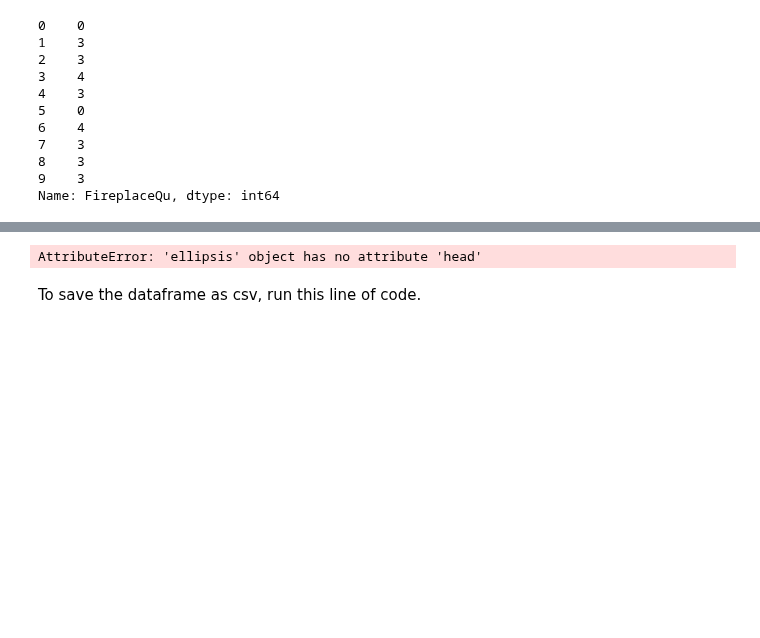
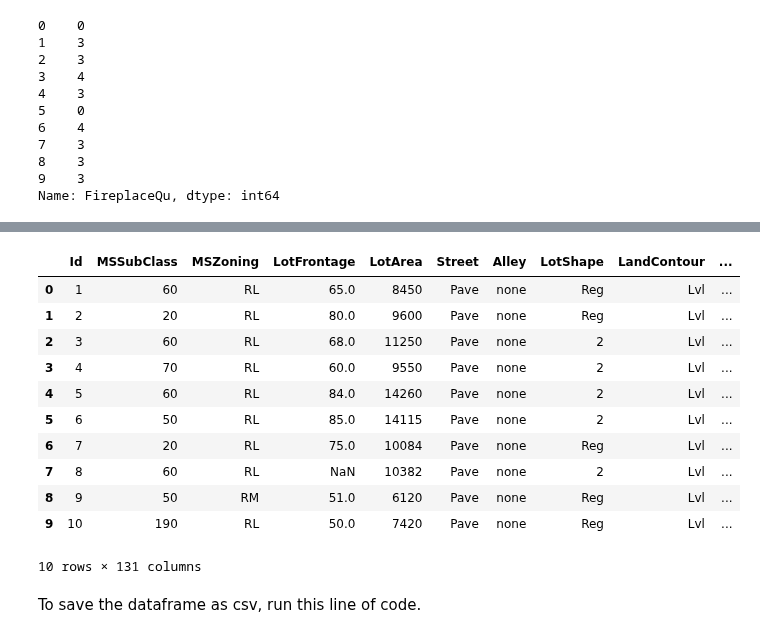
Before and after one commit to SUSA-org/crash-course, a Jupyter notebook: Kaggle/Kaggle1.ipynb, the cells around one changed output, grey strips where cells are left out. Saved outputs shown, nothing was run; the diff lists cells and outputs as text; code cells hidden in the pictures; blank space fills up the shorter version.

Commit message:
Creating cleaned csv

```diff
--- a/Kaggle/Kaggle1.ipynb
+++ b/Kaggle/Kaggle1.ipynb
@@ -277,18 +300,41 @@ Use the above two functions to clean the dataset! This may take a while, but doi
-# %%
-# DATA CLEANING
-# To start off data cleaning
-clean = train.copy()
-
-mapping = ['NA','Po','Fa','TA','Gd','Ex']
-clean = categoricalToQuantitative(clean,'FireplaceQu',mapping,assumeInOrder=True)
-clean = oneHotFeature(clean,['Foundation'])
-
-# More cleaning here!!
-
-
-clean.head(10)
-# %% [output]
-AttributeError: 'ellipsis' object has no attribute 'head'
+# %%
+# DATA CLEANING
+# To start off data cleaning
+clean = train.copy()
+
+
+clean = categoricalToQuantitative(clean,'FireplaceQu',['NA','Po','Fa','TA','Gd','Ex'],assumeInOrder=True)
+clean = oneHotFeature(clean,['Foundation'])
+
+# DATA CLEANING SOLUTION
+
+# ====================== DO NOT INCLUDE IN FINAL WORKBOOK ========================
+
+unorderedFeatures = ['MSZoning','Street','Alley','LandContour','LotConfig','Neighborhood']
+clean = oneHotFeature(clean,unorderedFeatures)
+clean = categoricalToQuantitative(clean,'LotShape',['IR3','IR2','IR1','R'],assumeInOrder=True)
+clean = categoricalToQuantitative(clean,'Utilities',['ELO','NoSeWa','NoSewr','AllPub'],assumeInOrder=True)
+clean = categoricalToQuantitative(clean,'LandSlope',['Sev','Mod','Gtl'],assumeInOrder=True)
+clean = categoricalToQuantitative(clean,'LandSlope',['Sev','Mod','Gtl'],assumeInOrder=True)
+
+## STILL IN PROGRESS
+
+# ================================================================================
+
+clean.head(10)
+# %% [output]
+|  | Id | MSSubClass | MSZoning | LotFrontage | LotArea | Street | Alley | LotShape | LandContour | ... |
+| 0 | 1 | 60 | RL | 65.0 | 8450 | Pave | none | Reg | Lvl | ... |
+| 1 | 2 | 20 | RL | 80.0 | 9600 | Pave | none | Reg | Lvl | ... |
+| 2 | 3 | 60 | RL | 68.0 | 11250 | Pave | none | 2 | Lvl | ... |
+| 3 | 4 | 70 | RL | 60.0 | 9550 | Pave | none | 2 | Lvl | ... |
+| 4 | 5 | 60 | RL | 84.0 | 14260 | Pave | none | 2 | Lvl | ... |
+| 5 | 6 | 50 | RL | 85.0 | 14115 | Pave | none | 2 | Lvl | ... |
+| 6 | 7 | 20 | RL | 75.0 | 10084 | Pave | none | Reg | Lvl | ... |
+| 7 | 8 | 60 | RL | NaN | 10382 | Pave | none | 2 | Lvl | ... |
+| 8 | 9 | 50 | RM | 51.0 | 6120 | Pave | none | Reg | Lvl | ... |
+| 9 | 10 | 190 | RL | 50.0 | 7420 | Pave | none | Reg | Lvl | ... |
+10 rows × 131 columns
 # %% [markdown]
 To save the dataframe as csv, run this line of code.
 # %%
```
Also changed, not shown: parts of 6 cells of this notebook, 1 other file.
